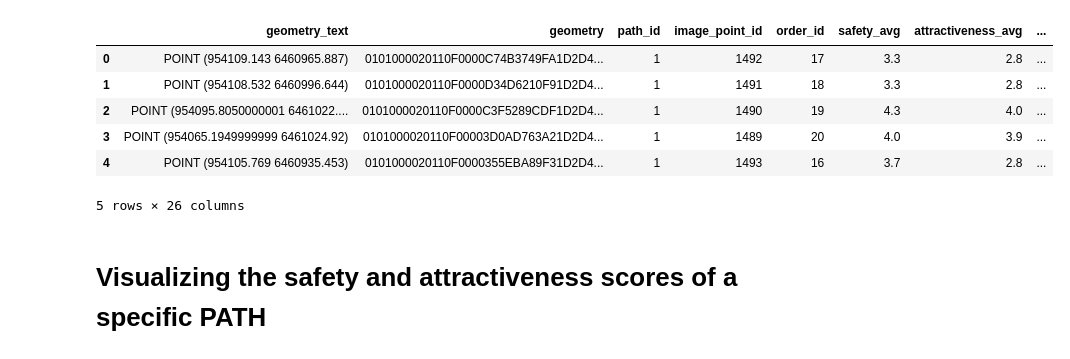
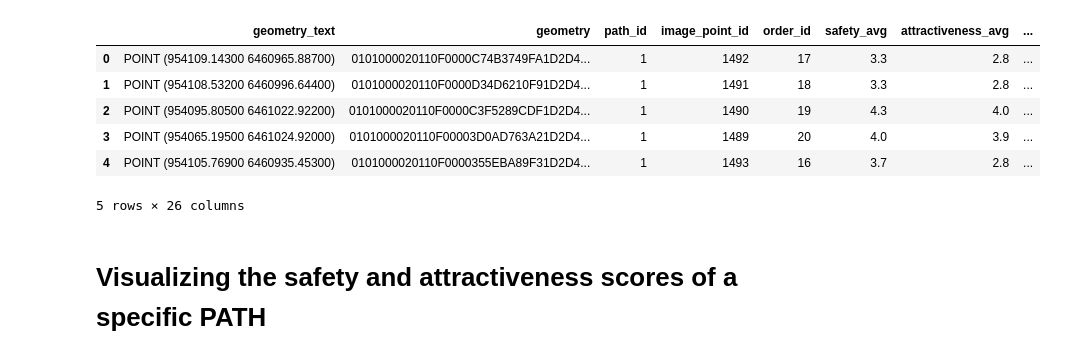
Before and after one commit to MiliasV/streetception, a Jupyter notebook: notebook/analysis_experimentation.ipynb, the cells around one changed output. Saved outputs shown, nothing was run; the diff lists cells and outputs as text; code cells hidden in the pictures.

```diff
--- a/notebook/analysis_experimentation.ipynb
+++ b/notebook/analysis_experimentation.ipynb
@@ -12,15 +12,15 @@ import matplotlib.pyplot as plt
 # %%
 df = pd.read_csv('../data_per_location.csv')
 df['geometry_text'] = df['geometry_text'].apply(shapely.wkt.loads)
-gdf = gpd.GeoDataFrame(df, crs='epsg:4326')
+gdf = gpd.GeoDataFrame(df, geometry='geometry_text', crs='epsg:4326')
 gdf.head()
 # %% [output]
 |  | geometry_text | geometry | path_id | image_point_id | order_id | safety_avg | attractiveness_avg | ... |
-| 0 | POINT (954109.143 6460965.887) | 0101000020110F0000C74B3749FA1D2D4... | 1 | 1492 | 17 | 3.3 | 2.8 | ... |
-| 1 | POINT (954108.532 6460996.644) | 0101000020110F0000D34D6210F91D2D4... | 1 | 1491 | 18 | 3.3 | 2.8 | ... |
-| 2 | POINT (954095.8050000001 6461022.... | 0101000020110F0000C3F5289CDF1D2D4... | 1 | 1490 | 19 | 4.3 | 4.0 | ... |
-| 3 | POINT (954065.1949999999 6461024.92) | 0101000020110F00003D0AD763A21D2D4... | 1 | 1489 | 20 | 4.0 | 3.9 | ... |
-| 4 | POINT (954105.769 6460935.453) | 0101000020110F0000355EBA89F31D2D4... | 1 | 1493 | 16 | 3.7 | 2.8 | ... |
+| 0 | POINT (954109.14300 6460965.88700) | 0101000020110F0000C74B3749FA1D2D4... | 1 | 1492 | 17 | 3.3 | 2.8 | ... |
+| 1 | POINT (954108.53200 6460996.64400) | 0101000020110F0000D34D6210F91D2D4... | 1 | 1491 | 18 | 3.3 | 2.8 | ... |
+| 2 | POINT (954095.80500 6461022.92200) | 0101000020110F0000C3F5289CDF1D2D4... | 1 | 1490 | 19 | 4.3 | 4.0 | ... |
+| 3 | POINT (954065.19500 6461024.92000) | 0101000020110F00003D0AD763A21D2D4... | 1 | 1489 | 20 | 4.0 | 3.9 | ... |
+| 4 | POINT (954105.76900 6460935.45300) | 0101000020110F0000355EBA89F31D2D4... | 1 | 1493 | 16 | 3.7 | 2.8 | ... |
 5 rows × 26 columns
 # %% [markdown]
 # Visualizing the safety and attractiveness scores of a specific PATH
```
